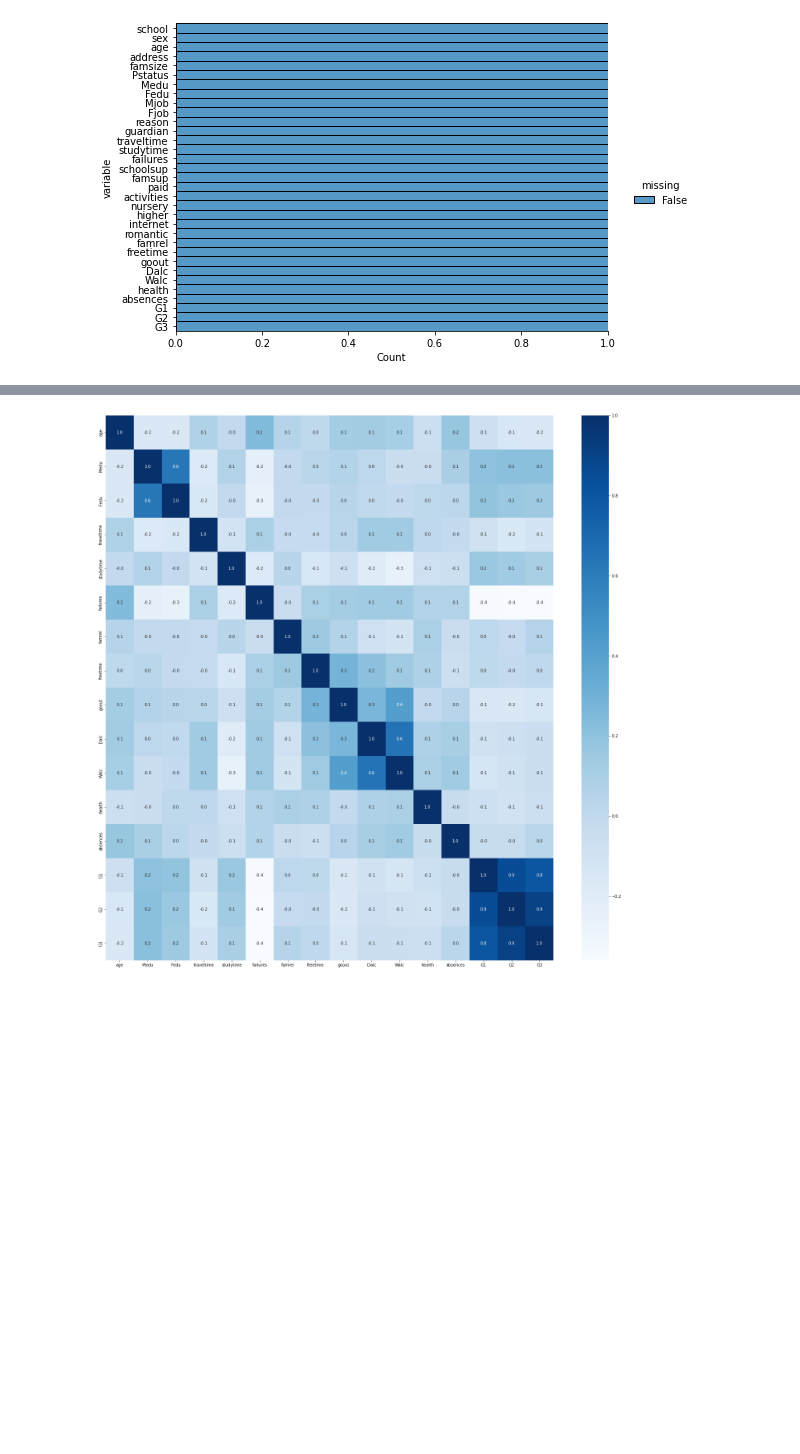
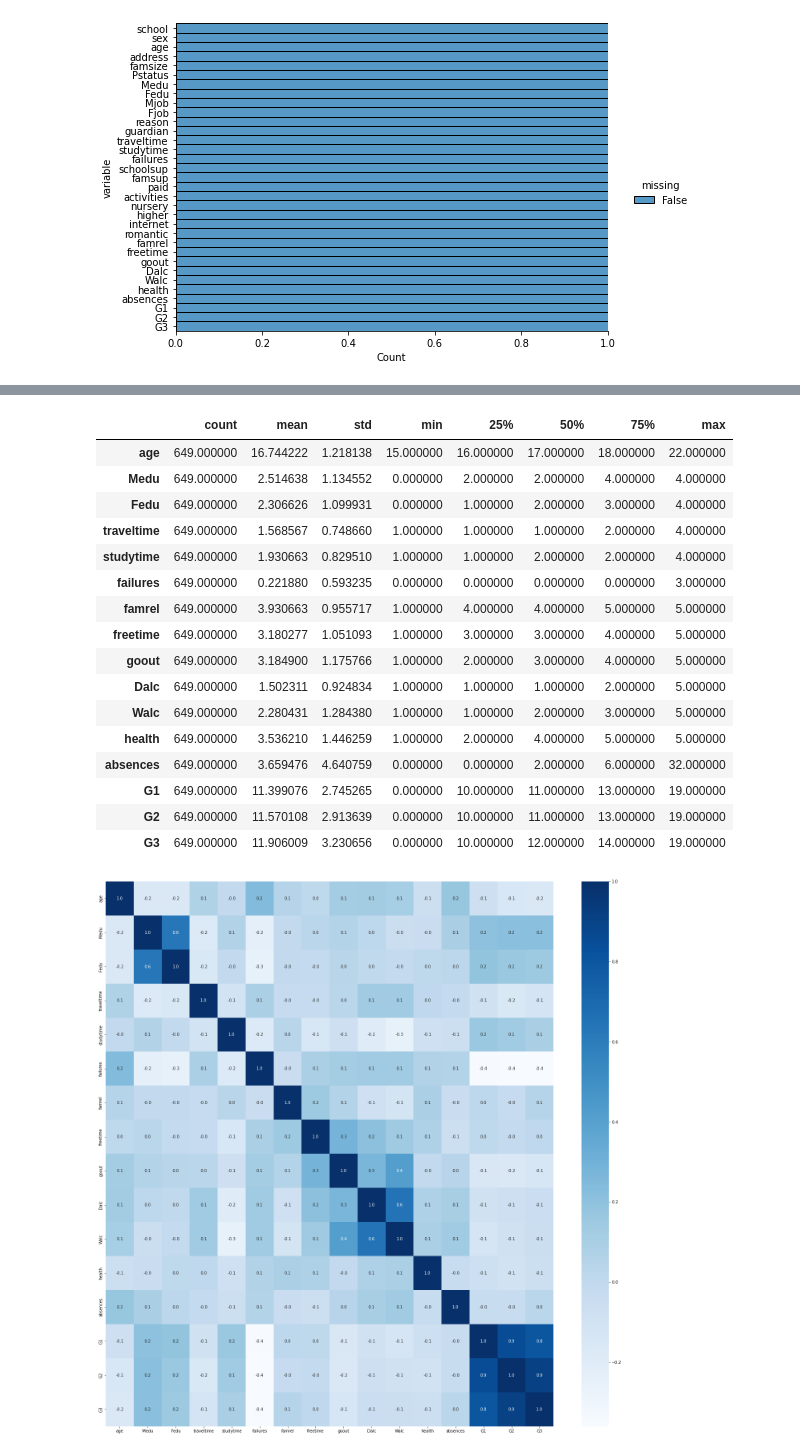
Before and after one commit to hbustamante8/alcohol_data_analysis, a Jupyter notebook: alcohol_exploratory_analysis.ipynb, the cells around one changed output, grey strips where cells are left out. Saved outputs shown, nothing was run; the diff lists cells and outputs as text; code cells hidden in the pictures; blank space fills up the shorter version.

```diff
--- a/alcohol_exploratory_analysis.ipynb
+++ b/alcohol_exploratory_analysis.ipynb
@@ -85,3 +108,24 @@ sns.displot(
+# %%
+#Describing visualization used for portuguese data
+portuguese_df.describe().T.style.background_gradient(cmap = "viridis")
+# %% [output]
+|  | count | mean | std | min | 25% | 50% | 75% | max |
+| age | 649.000000 | 16.744222 | 1.218138 | 15.000000 | 16.000000 | 17.000000 | 18.000000 | 22.000000 |
+| Medu | 649.000000 | 2.514638 | 1.134552 | 0.000000 | 2.000000 | 2.000000 | 4.000000 | 4.000000 |
+| Fedu | 649.000000 | 2.306626 | 1.099931 | 0.000000 | 1.000000 | 2.000000 | 3.000000 | 4.000000 |
+| traveltime | 649.000000 | 1.568567 | 0.748660 | 1.000000 | 1.000000 | 1.000000 | 2.000000 | 4.000000 |
+| studytime | 649.000000 | 1.930663 | 0.829510 | 1.000000 | 1.000000 | 2.000000 | 2.000000 | 4.000000 |
+| failures | 649.000000 | 0.221880 | 0.593235 | 0.000000 | 0.000000 | 0.000000 | 0.000000 | 3.000000 |
+| famrel | 649.000000 | 3.930663 | 0.955717 | 1.000000 | 4.000000 | 4.000000 | 5.000000 | 5.000000 |
+| freetime | 649.000000 | 3.180277 | 1.051093 | 1.000000 | 3.000000 | 3.000000 | 4.000000 | 5.000000 |
+| goout | 649.000000 | 3.184900 | 1.175766 | 1.000000 | 2.000000 | 3.000000 | 4.000000 | 5.000000 |
+| Dalc | 649.000000 | 1.502311 | 0.924834 | 1.000000 | 1.000000 | 1.000000 | 2.000000 | 5.000000 |
+| Walc | 649.000000 | 2.280431 | 1.284380 | 1.000000 | 1.000000 | 2.000000 | 3.000000 | 5.000000 |
+| health | 649.000000 | 3.536210 | 1.446259 | 1.000000 | 2.000000 | 4.000000 | 5.000000 | 5.000000 |
+| absences | 649.000000 | 3.659476 | 4.640759 | 0.000000 | 0.000000 | 2.000000 | 6.000000 | 32.000000 |
+| G1 | 649.000000 | 11.399076 | 2.745265 | 0.000000 | 10.000000 | 11.000000 | 13.000000 | 19.000000 |
+| G2 | 649.000000 | 11.570108 | 2.913639 | 0.000000 | 10.000000 | 11.000000 | 13.000000 | 19.000000 |
+| G3 | 649.000000 | 11.906009 | 3.230656 | 0.000000 | 10.000000 | 12.000000 | 14.000000 | 19.000000 |
 # %%
 #### Exploratory Visualization
 
```
Also changed, not shown: parts of 33 cells of this notebook.
